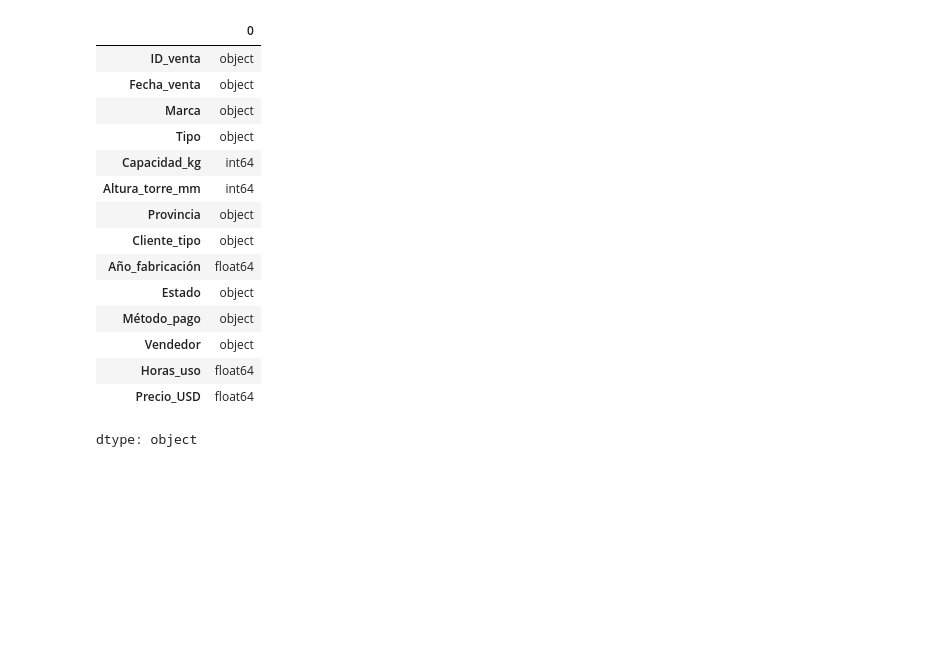
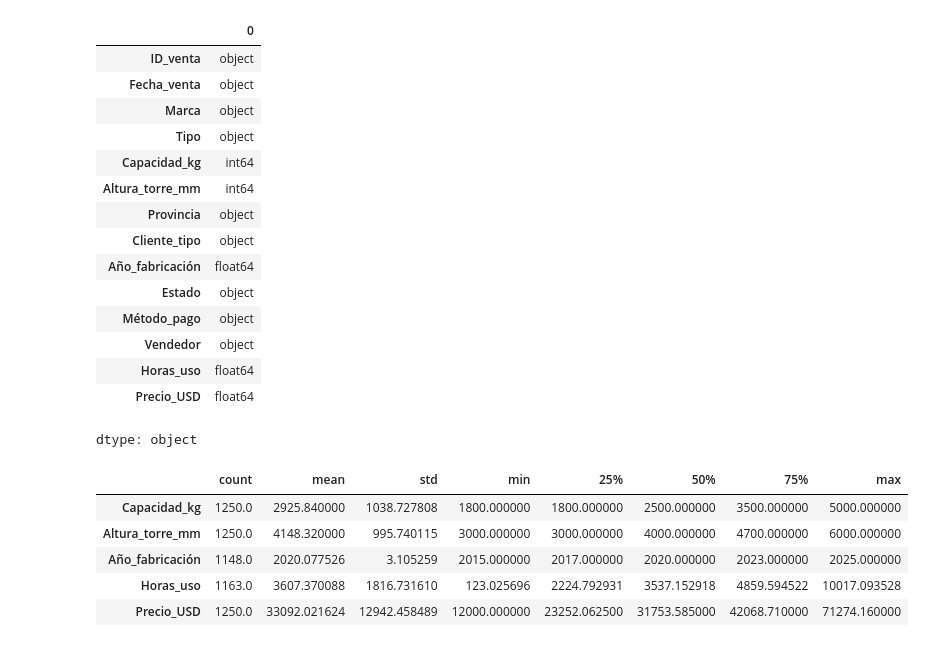
Before and after one commit to ameschini2206/DSII-Primera_Entrega_Alejandro_Meschini, a Jupyter notebook: Primera_Entrega.ipynb, the cells around one changed output. Drawn from its saved outputs; the diff is of its cells as text; code cells hidden in the pictures; blank space fills up the shorter version.

```diff
--- a/Primera_Entrega.ipynb
+++ b/Primera_Entrega.ipynb
@@ -65,3 +123,12 @@ df.dtypes
 | Horas_uso | float64 |
 | Precio_USD | float64 |
 dtype: object
+# %%
+df.describe().T
+# %% [output]
+|  | count | mean | std | min | 25% | 50% | 75% | max |
+| Capacidad_kg | 1250.0 | 2925.840000 | 1038.727808 | 1800.000000 | 1800.000000 | 2500.000000 | 3500.000000 | 5000.000000 |
+| Altura_torre_mm | 1250.0 | 4148.320000 | 995.740115 | 3000.000000 | 3000.000000 | 4000.000000 | 4700.000000 | 6000.000000 |
+| Año_fabricación | 1148.0 | 2020.077526 | 3.105259 | 2015.000000 | 2017.000000 | 2020.000000 | 2023.000000 | 2025.000000 |
+| Horas_uso | 1163.0 | 3607.370088 | 1816.731610 | 123.025696 | 2224.792931 | 3537.152918 | 4859.594522 | 10017.093528 |
+| Precio_USD | 1250.0 | 33092.021624 | 12942.458489 | 12000.000000 | 23252.062500 | 31753.585000 | 42068.710000 | 71274.160000 |
```
Also changed, not shown: parts of 3 cells of this notebook.
